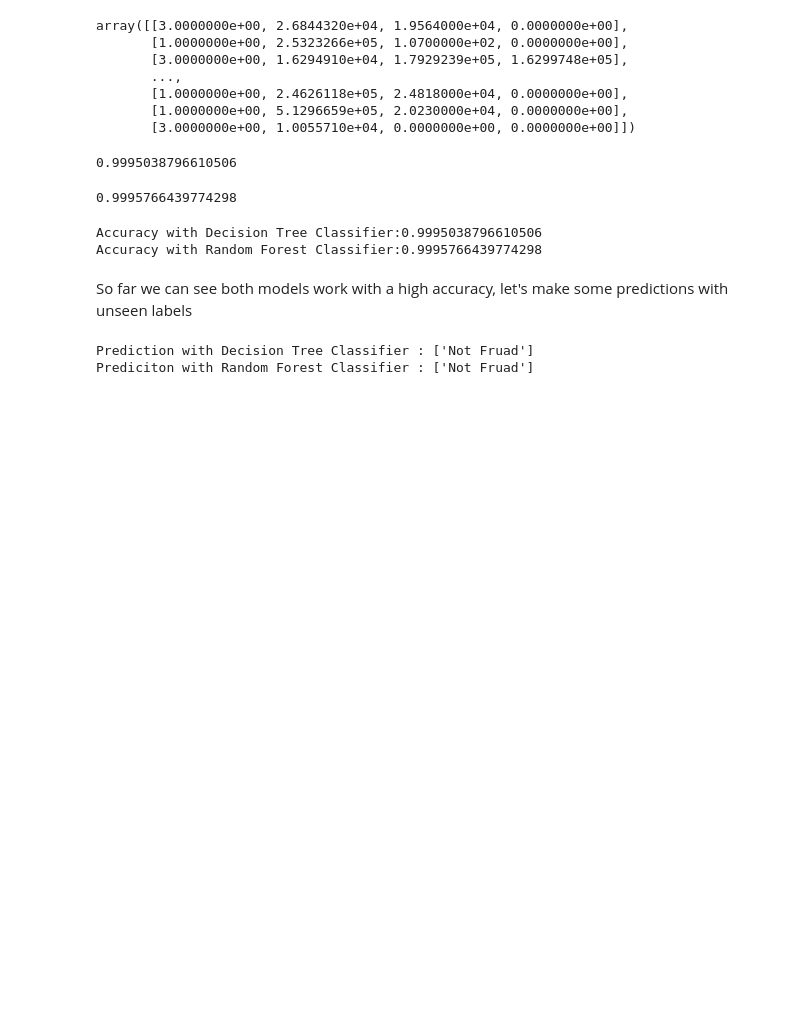
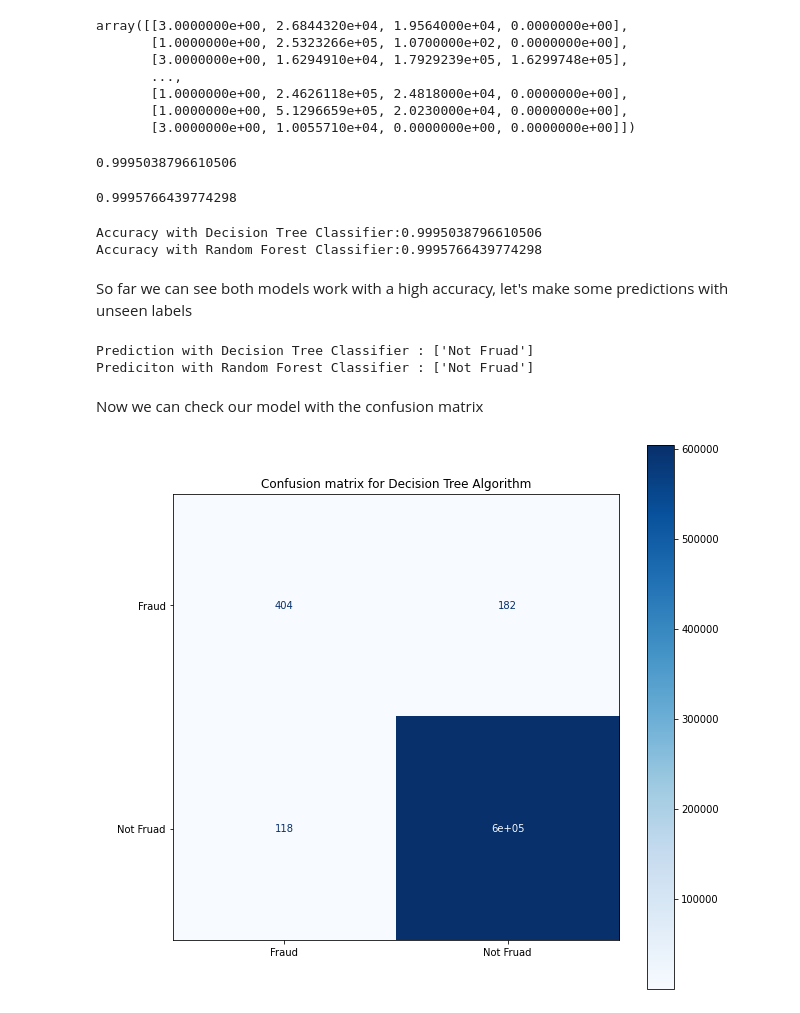
Before and after one commit to earo12/Payments_Fraud_Detection, a Jupyter notebook: Online_Payments_Fraud_Detection.ipynb, the cells around one changed output. Saved outputs shown, nothing was run; the diff lists cells and outputs as text; code cells hidden in the pictures; blank space fills up the shorter version.

Commit message:
Added confusion matrix as well as Classification Report

```diff
--- a/Online_Payments_Fraud_Detection.ipynb
+++ b/Online_Payments_Fraud_Detection.ipynb
@@ -241,3 +244,5 @@ print(f'Prediciton with Random Forest Classifier : {clf.predict(new_labels)}')
 # %% [output]
 Prediction with Decision Tree Classifier : ['Not Fruad']
 Prediciton with Random Forest Classifier : ['Not Fruad']
+# %% [markdown]
+Now we can check our model with the confusion matrix
@@ -243,0 +252,9 @@ Prediciton with Random Forest Classifier : ['Not Fruad']
+# %%
+color = 'white'
+plot_confusion_matrix(dt, X_test, y_test, cmap = plt.cm.Blues)
+plt.xlabel('Predicted label', color = color)
+plt.ylabel('True label', color = color)
+plt.title('Confusion matrix for Decision Tree Algorithm')
+plt.show()
+# %% [output]
+[figure, added]
```
Also changed, not shown: parts of 6 cells of this notebook.
